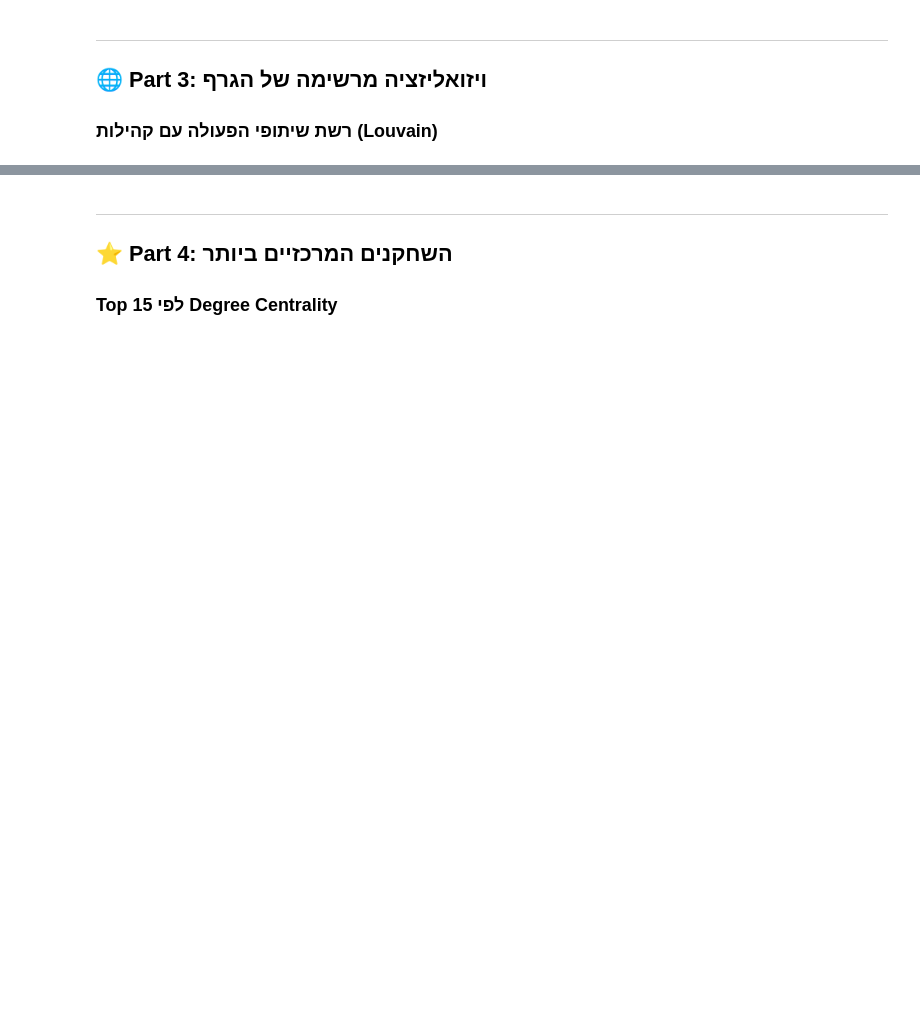
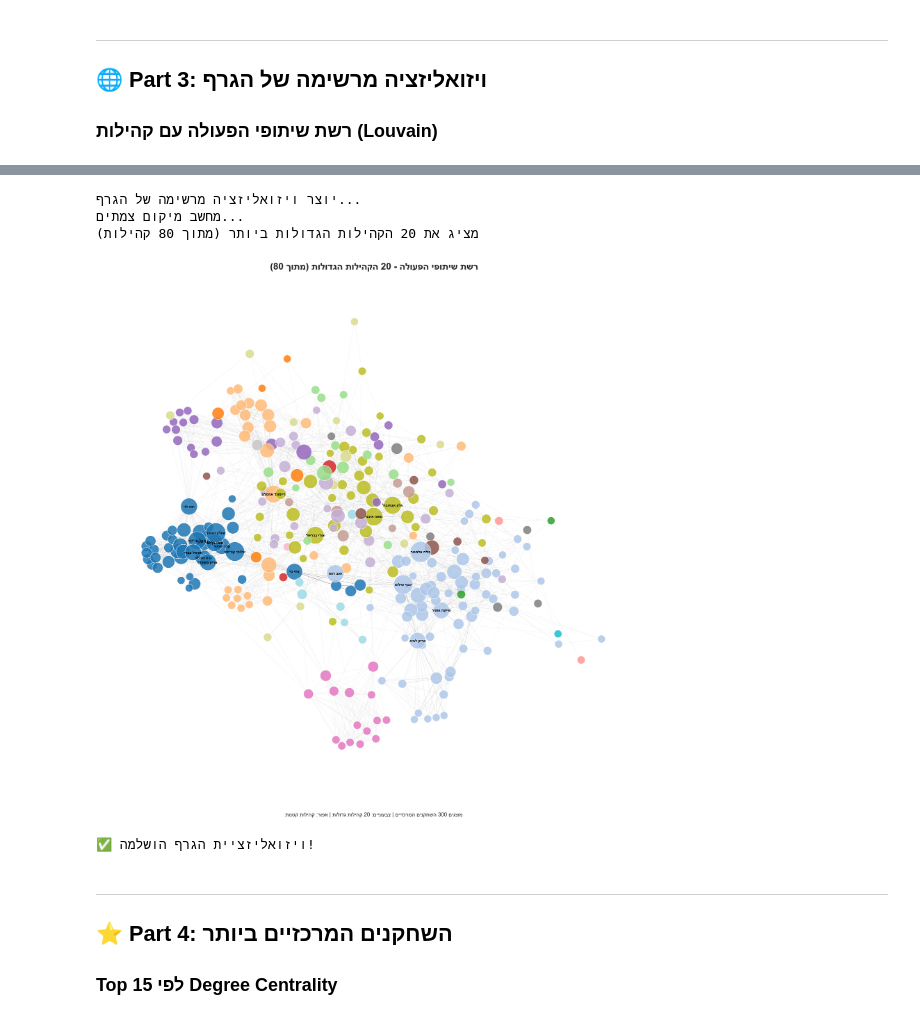
Before and after one commit to mlugassi/ML-on-Graphs, a Jupyter notebook: israeli_actors_graph/notebooks/Presentation_Video_Summary.ipynb, the cells around one changed output, grey strips where cells are left out. Drawn from its saved outputs; the diff is of its cells as text; code cells hidden in the pictures; blank space fills up the shorter version.

```diff
--- a/israeli_actors_graph/notebooks/Presentation_Video_Summary.ipynb
+++ b/israeli_actors_graph/notebooks/Presentation_Video_Summary.ipynb
@@ -122,44 +132,88 @@ G_giant = G.subgraph(giant_nodes).copy()
 # Sample for visualization (top degree nodes)
 degrees = dict(G_giant.degree())
 top_nodes = sorted(degrees, key=degrees.get, reverse=True)[:300]
 G_vis = G_giant.subgraph(top_nodes).copy()
 
 # Create layout
 print("מחשב מיקום צמתים...")
 pos = nx.spring_layout(G_vis, seed=42, k=0.3, iterations=50)
 
-# Assign colors by community
-colors = [node_to_comm.get(node, 0) for node in G_vis.nodes()]
+
+# Find top 20 largest communities
+comm_sizes = [(idx, len(comm)) for idx, comm in enumerate(louvain_communities)]
+comm_sizes.sort(key=lambda x: x[1], reverse=True)
+top_20_comms = {comm_id for comm_id, _ in comm_sizes[:20]}
+
+print(f"מציג את 20 הקהילות הגדולות ביותר (מתוך {len(louvain_communities)} קהילות)")
+
+# Assign colors: top 20 communities get distinct colors, others get gray
+colors = []
+for node in G_vis.nodes():
+    comm_id = node_to_comm.get(node, -1)
+    if comm_id in top_20_comms:
+        # Map to color index (0-19)
+        colors.append(list(top_20_comms).index(comm_id))
+    else:
+        # Gray for small communities
+        colors.append(-1)
+
 node_sizes = [degrees[node] * 30 for node in G_vis.nodes()]
 
 # Plot
 fig, ax = plt.subplots(figsize=(20, 20))
 nx.draw_networkx_edges(G_vis, pos, ax=ax, alpha=0.15, width=0.5, edge_color='gray')
-nx.draw_networkx_nodes(G_vis, pos, ax=ax,
-                       node_size=node_sizes,
-                       node_color=colors,
-                       cmap=plt.cm.tab20,
-                       alpha=0.85,
-                       linewidths=1,
-                       edgecolors='white')
+
+# Draw nodes in two groups: colored (top 20 communities) and gray (others)
+colored_nodes = [n for n, c in zip(G_vis.nodes(), colors) if c >= 0]
+gray_nodes = [n for n, c in zip(G_vis.nodes(), colors) if c < 0]
+colored_colors = [c for c in colors if c >= 0]
+colored_sizes = [degrees[n] * 30 for n in colored_nodes]
+gray_sizes = [degrees[n] * 30 for n in gray_nodes]
+
+# Draw gray nodes first (background)
+if gray_nodes:
+    nx.draw_networkx_nodes(G_vis.subgraph(gray_nodes), pos, ax=ax,
+                          nodelist=gray_nodes,
+                          node_size=gray_sizes,
+                          node_color='#CCCCCC',
+                          alpha=0.4,
+                          linewidths=0.5,
+                          edgecolors='white')
+
+# Draw colored nodes (foreground)
+if colored_nodes:
+    nx.draw_networkx_nodes(G_vis.subgraph(colored_nodes), pos, ax=ax,
+                          nodelist=colored_nodes,
+                          node_size=colored_sizes,
+                          node_color=colored_colors,
+                          cmap=plt.cm.tab20,
+                          alpha=0.85,
+                          linewidths=1,
+                          edgecolors='white')
 
 # Add labels for top nodes
 top_20 = sorted(degrees, key=degrees.get, reverse=True)[:20]
 labels = {n: he(G.nodes[n].get('display_name', n).replace('_', ' '))
           for n in top_20 if n in G_vis.nodes()}
 nx.draw_networkx_labels(G_vis, pos, labels, ax=ax, font_size=10, font_weight='bold')
 
-ax.set_title(he(f'רשת שיתופי הפעולה - {len(louvain_communities)} קהילות'),
+ax.set_title(he(f'רשת שיתופי הפעולה - 20 הקהילות הגדולות (מתוך {len(louvain_communities)})'),
              fontsize=24, fontweight='bold', pad=20)
-ax.text(0.5, -0.05, he(f'מוצגים 300 השחקנים המרכזיים מתוך {n_actors:,} שחקנים'),
+ax.text(0.5, -0.05, he(f'מוצגים 300 השחקנים המרכזיים | צבעוניים: 20 קהילות גדולות | אפור: קהילות קטנות'),
         ha='center', fontsize=14, transform=ax.transAxes)
 ax.axis('off')
 
 plt.tight_layout()
 plt.savefig('../figures/presentation_network_communities.png', dpi=150, bbox_inches='tight', facecolor='white')
 plt.show()
 
 print("\n✅ ויזואליזציית הגרף הושלמה!")
+# %% [output]
+יוצר ויזואליזציה מרשימה של הגרף...
+מחשב מיקום צמתים...
+מציג את 20 הקהילות הגדולות ביותר (מתוך 80 קהילות)
+[figure, added]
+✅ ויזואליזציית הגרף הושלמה!
 # %% [markdown]
 ---
 ## ⭐ Part 4: השחקנים המרכזיים ביותר
```
Also changed, not shown: parts of 14 cells of this notebook, 9 other files.
